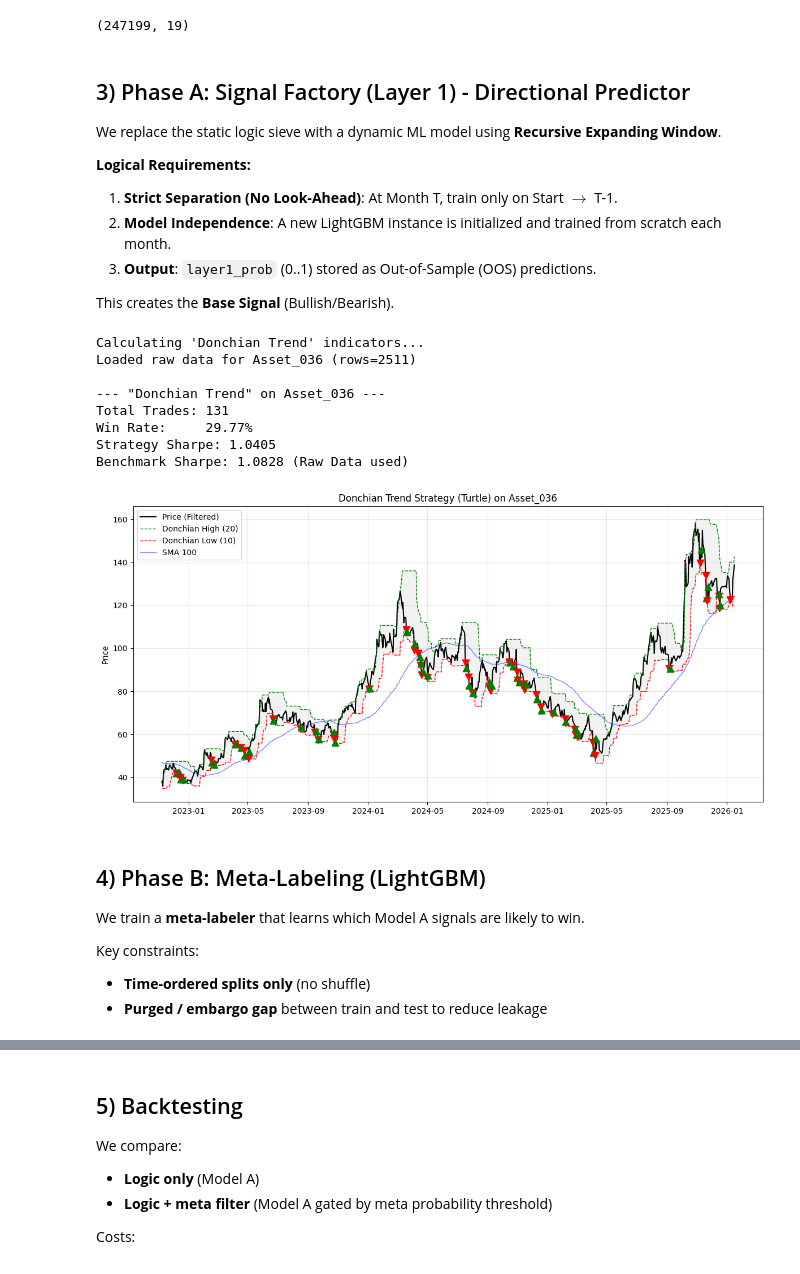
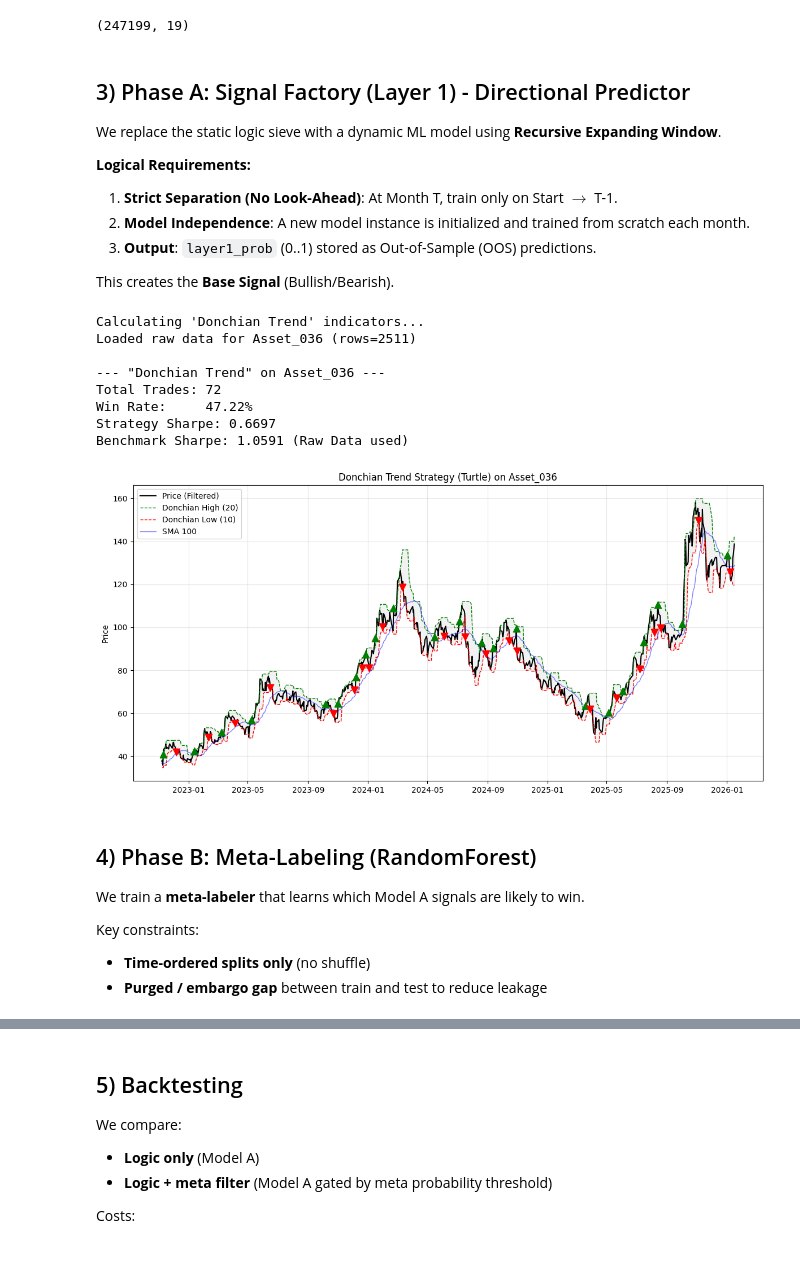
Before and after one commit to zyxro/algorithmic-trading, a Jupyter notebook: notebooks/00_end_to_end_pipeline.ipynb, the cells around one changed output, grey strips where cells are left out. Cells and saved outputs as stored; diff of their text form; code cells hidden in the pictures.

```diff
--- a/notebooks/00_end_to_end_pipeline.ipynb
+++ b/notebooks/00_end_to_end_pipeline.ipynb
@@ -182,7 +182,7 @@ We replace the static logic sieve with a dynamic ML model using **Recursive Expa
 
 **Logical Requirements:**
 1. **Strict Separation (No Look-Ahead)**: At Month T, train only on Start $\to$ T-1.
-2. **Model Independence**: A new LightGBM instance is initialized and trained from scratch each month.
+2. **Model Independence**: A new model instance is initialized and trained from scratch each month.
 3. **Output**: `layer1_prob` (0..1) stored as Out-of-Sample (OOS) predictions.
 
 This creates the **Base Signal** (Bullish/Bearish).
@@ -211,11 +211,11 @@ print("Calculating 'Donchian Trend' indicators...")
 # Donchian Channels
 # 20-day High (Entry basis) and 10-day Low (Exit basis)
 # Transform ensures metrics are calculated per-ticker
-df['don_high_20'] = df.groupby('ticker')['high'].transform(lambda x: x.rolling(20).max())
-df['don_low_10']  = df.groupby('ticker')['low'].transform(lambda x: x.rolling(10).min())
+df['don_high_20'] = df.groupby('ticker')['high'].transform(lambda x: x.rolling(10).max())
+df['don_low_10']  = df.groupby('ticker')['low'].transform(lambda x: x.rolling(5).min())
 
 # SMA 100 (Trend Filter)
-df['sma_100'] = df.groupby('ticker')['close'].transform(lambda x: x.rolling(100).mean())
+df['sma_100'] = df.groupby('ticker')['close'].transform(lambda x: x.rolling(30).mean())
 
 df['rsi_14'] = df.groupby('ticker')['close'].transform(lambda x: calc_rsi(x, 14))
 
@@ -226,7 +226,7 @@ df['don_low_10_lag']  = df.groupby('ticker')['don_low_10'].shift(1)
 df['signal'] = 0
 
 # Entry: Close > Yesterday's 20-Day High AND Close > SMA 100
-entry_condition = (df['close'] > df['don_high_20_lag']) & (df['close'] > df['sma_100'])
+entry_condition =  (df['close'] > df['sma_100']) & (df['close'] > df['don_high_20_lag'])
 df.loc[entry_condition, 'signal'] = 1
 
 # Exit: Close < Yesterday's 10-Day Low
@@ -290,10 +290,10 @@ for i in range(21, len(sdf)): # Start after ramp-up
     # --- 2. HANDLE ENTRIES ---
     if pos_type == 0:
         # # Entry Rule: Close > Donchian High (20) AND Close > SMA 100
-        # if (curr_row['close'] > don_breakout_level) and (curr_row['close'] > sma_filter):
-        pos_type = 1
-        entry_px = curr_row['close']
-        entry_idx = i
+        if (curr_row['close'] > don_breakout_level) and (curr_row['close'] > sma_filter):
+            pos_type = 1
+            entry_px = curr_row['close']
+            entry_idx = i
 
 # --- Reporting ---
 trades_df = pd.DataFrame(trades_log)
@@ -356,40 +356,40 @@ ax = axes
 ax.plot(p_df['date'], p_df['close'], color='black', linewidth=1.5, label='Price (Filtered)')
 
 # Donchian Channels
 # Shift by 1 because the breakout level for Today is determined by Yesterday's window
 ax.plot(p_df['date'], p_df['don_high_20'].shift(1), color='green', linewidth=1, linestyle='--', label='Donchian High (20)')
 ax.plot(p_df['date'], p_df['don_low_10'].shift(1), color='red', linewidth=1, linestyle='--', label='Donchian Low (10)')
 ax.fill_between(p_df['date'], p_df['don_high_20'].shift(1), p_df['don_low_10'].shift(1), color='gray', alpha=0.1)
 
 # SMA 100
 ax.plot(p_df['date'], p_df['sma_100'], color='blue', linewidth=1, alpha=0.5, label='SMA 100')
 
 # Trades
 for t in trades_log:
     if t['Entry Date'] >= p_df['date'].min():
         ax.scatter(t['Entry Date'], t['Entry Price'], color='green', marker='^', s=80, zorder=5)
     if t['Exit Date'] >= p_df['date'].min():
         ax.scatter(t['Exit Date'], t['Exit Price'], color='red', marker='v', s=80, zorder=5)
 
 ax.set_title(f"Donchian Trend Strategy (Turtle) on {sample_ticker}")
 ax.set_ylabel("Price")
 ax.legend(loc='upper left')
 ax.grid(True, alpha=0.3)
 
 plt.tight_layout()
 plt.show()
 # %% [output]
 Calculating 'Donchian Trend' indicators...
 Loaded raw data for Asset_036 (rows=2511)
 
 --- "Donchian Trend" on Asset_036 ---
-Total Trades: 131
-Win Rate:     29.77%
-Strategy Sharpe: 1.0405
-Benchmark Sharpe: 1.0828 (Raw Data used)
+Total Trades: 72
+Win Rate:     47.22%
+Strategy Sharpe: 0.6697
+Benchmark Sharpe: 1.0591 (Raw Data used)
-[figure, old version]
+[figure, new version]
 # %% [markdown]
-## 4) Phase B: Meta-Labeling (LightGBM)
+## 4) Phase B: Meta-Labeling (RandomForest)
 
 We train a **meta-labeler** that learns which Model A signals are likely to win.
 
```
Also changed, not shown: parts of 17 cells of this notebook, 20 other files.
